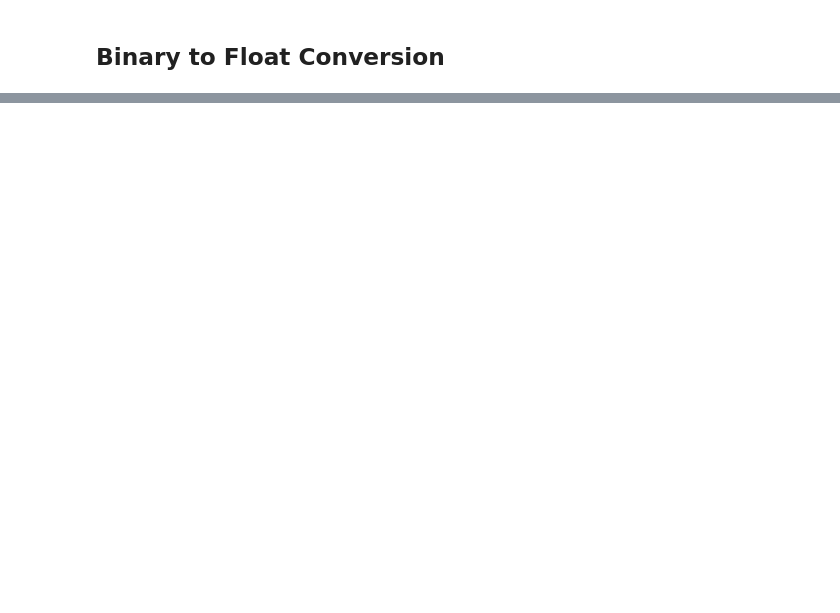
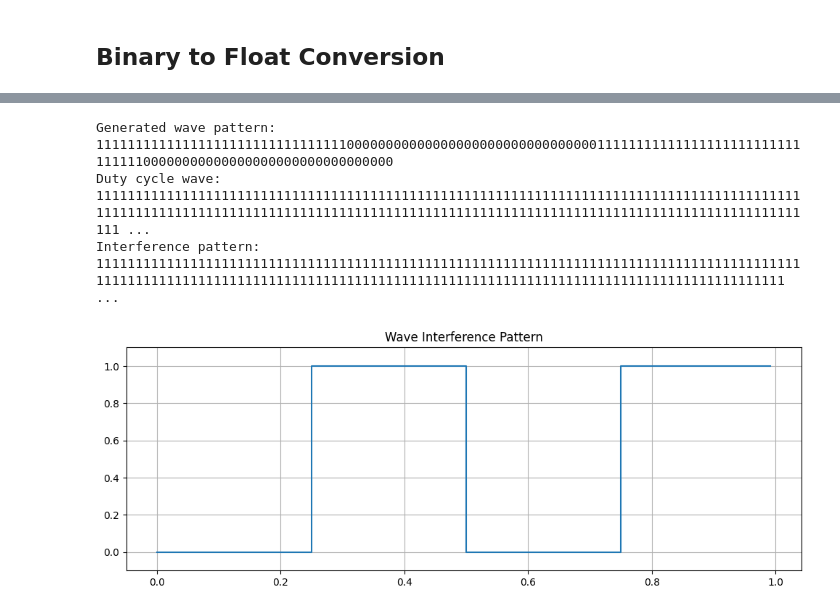
Before and after one commit to SolaceHarmony/BizarroMath, a Jupyter notebook: python/notebooks/test_megabinary.ipynb, the cells around one changed output, grey strips where cells are left out. Saved outputs shown, nothing was run; the diff lists cells and outputs as text; code cells hidden in the pictures; blank space fills up the shorter version.

```diff
--- a/python/notebooks/test_megabinary.ipynb
+++ b/python/notebooks/test_megabinary.ipynb
@@ -222,0 +235,38 @@ Plotting or interference:
+# %%
+# Create a simple wave pattern
+length_128 = MegaBinary("10000000")  # binary 128 decimal
+pattern_wave = MegaBinary("0")
+duty_cycle = 0.5
+freq = 2.0
+
+# Generate wave pattern
+for i in range(128):
+    t = i/128.0
+    phase = (t * freq) % 1.0
+    wave_bit = 1 if phase < duty_cycle else 0
+    pattern_wave.shift_in_bit(wave_bit)
+
+print("Generated wave pattern:", pattern_wave.to_string())
+
+# Create a duty cycle wave
+wave_half = MegaBinary("1000000")  # 64 in binary
+duty_wave = MegaBinary.create_duty_cycle(length_128, wave_half)
+print("Duty cycle wave:", duty_wave.to_string())
+
+# Create interference between waves
+interference = MegaBinary.interfere([pattern_wave, duty_wave], InterferenceMode.XOR)
+print("Interference pattern:", interference.to_string())
+
+# Plot the result
+t_wave, y_wave = interference.to_waveform(128, sample_rate=128, amplitude=1.0)
+plt.figure(figsize=(12,4))
+plt.step(t_wave, y_wave, where='post')
+plt.title("Wave Interference Pattern")
+plt.ylim(-0.1, 1.1)
+plt.grid(True)
+plt.show()
+# %% [output]
+Generated wave pattern: 11111111111111111111111111111111000000000000000000000000000000001111111111111111111111111111111100000000000000000000000000000000
+Duty cycle wave: 111111111111111111111111111111111111111111111111111111111111111111111111111111111111111111111111111111111111111111111111111111111111111111111111111111111111111111111111111111111111111 ...
+Interference pattern: 1111111111111111111111111111111111111111111111111111111111111111111111111111111111111111111111111111111111111111111111111111111111111111111111111111111111111111111111111111111111 ...
+[figure, added]
```
Also changed, not shown: parts of 30 cells of this notebook, 8 other files.
